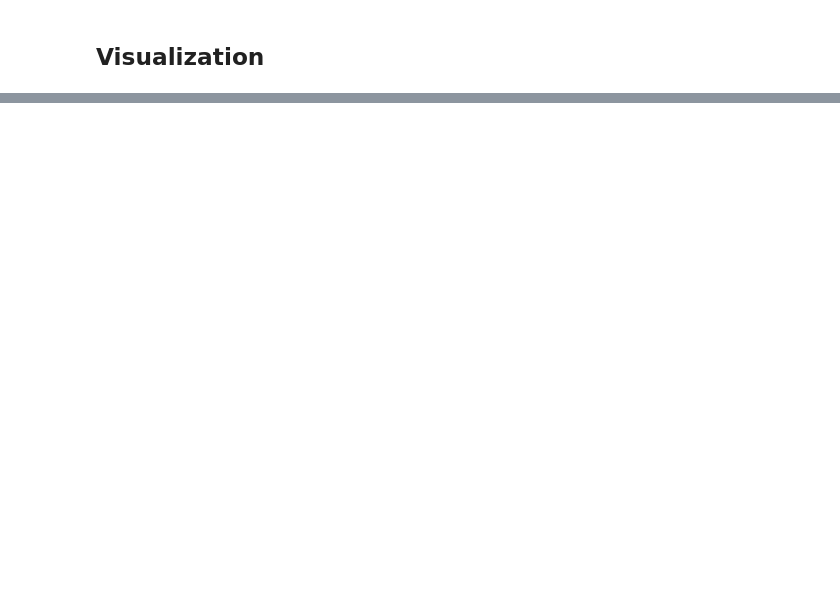
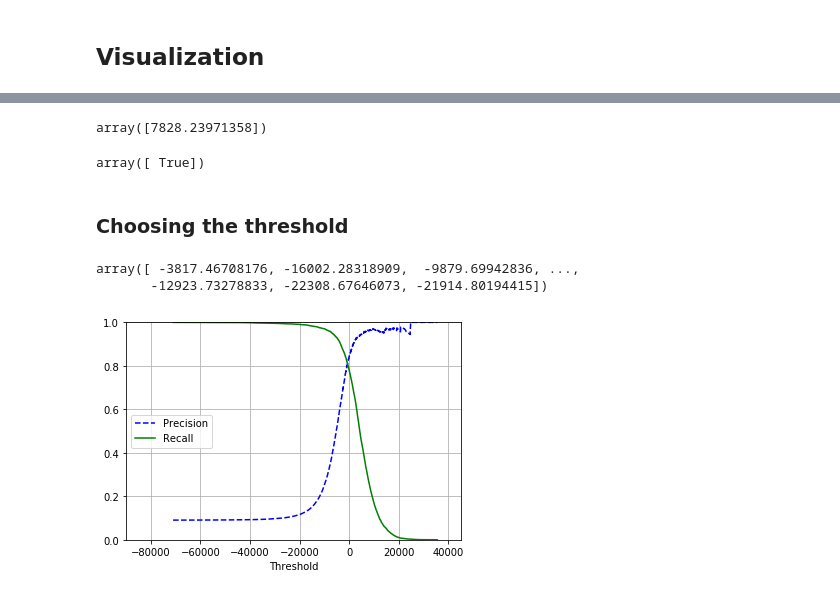
Before and after one commit to JakubTomaszewski/HandsOnML, a Jupyter notebook: MNIST/mnist_classification.ipynb, the cells around one changed output, grey strips where cells are left out. Cells and saved outputs as stored; diff of their text form; code cells hidden in the pictures; blank space fills up the shorter version.

```diff
--- a/MNIST/mnist_classification.ipynb
+++ b/MNIST/mnist_classification.ipynb
@@ -49,0 +92,8 @@ array(['9', '2', '6', '7', '9'], dtype=object)
+# %%
+y_train_5 = (y_train == 5)
+y_test_5 = (y_test == 5)
+# %%
+from sklearn.linear_model import SGDClassifier
+
+sgd_clf = SGDClassifier(random_state=42)
+sgd_clf.fit(X_train, y_train_5)
@@ -49,0 +152,38 @@ array(['9', '2', '6', '7', '9'], dtype=object)
+# %%
+y_scores = sgd_clf.decision_function([some_digit])
+y_scores
+# %% [output]
+array([7828.23971358])
+# %%
+threshold = 6000
+y_some_digit_pred = (y_scores > threshold)
+y_some_digit_pred
+# %% [output]
+array([ True])
+# %% [markdown]
+### Choosing the threshold
+# %%
+# Getting the decision function for each sample
+
+y_scores = cross_val_predict(sgd_clf, X_train, y_train_5, cv=3, method='decision_function')
+y_scores
+# %% [output]
+array([ -3817.46708176, -16002.28318909,  -9879.69942836, ...,
+       -12923.73278833, -22308.67646073, -21914.80194415])
+# %%
+from sklearn.metrics import precision_recall_curve
+
+precisions, recalls, thresholds = precision_recall_curve(y_train_5, y_scores)
+
+def plot_precision_recall_threshold(precisions, recalls, thresholds):
+    plt.plot(thresholds, precisions[:-1], 'b--', label='Precision')
+    plt.plot(thresholds, recalls[:-1], 'g-', label='Recall')
+    plt.xlabel('Threshold')
+    plt.legend(loc='center left')
+    plt.ylim([0,1])
+    plt.xlim([-90000, 45000])
+    plt.grid()
+# %%
+plot_precision_recall_threshold(precisions, recalls, thresholds)
+# %% [output]
+[figure, added]
```
Also changed, not shown: parts of 54 cells of this notebook.
